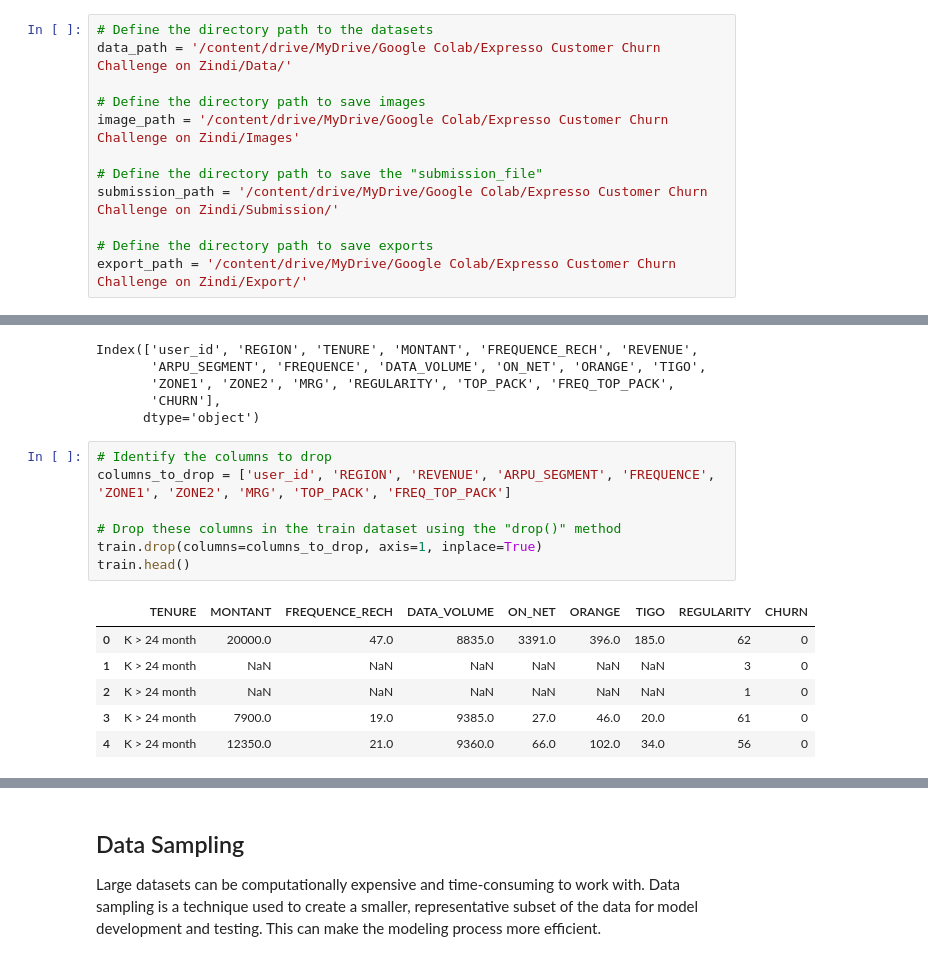
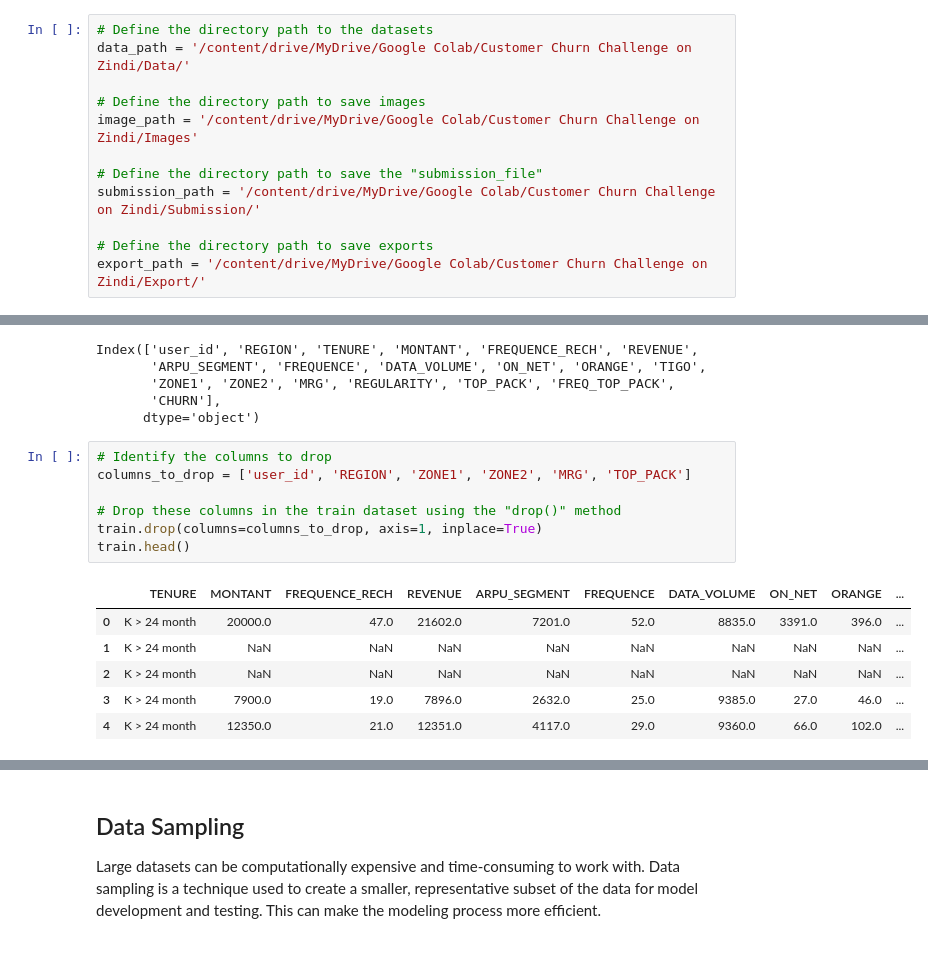
Before and after one commit to iameberedavid/Expresso-Customer-Churn-Challenge-On-Zindi, a Jupyter notebook: dev/Expresso_Customer_Churn_Challenge_Notebook.ipynb, the cells around one changed output, grey strips where cells are left out. Drawn from its saved outputs; the diff is of its cells as text.

```diff
--- a/dev/Expresso_Customer_Churn_Challenge_Notebook.ipynb
+++ b/dev/Expresso_Customer_Churn_Challenge_Notebook.ipynb
@@ -106,15 +98,15 @@ Drive already mounted at /content/drive; to attempt to forcibly remount, call dr
 # %%
 # Define the directory path to the datasets
-data_path = '/content/drive/MyDrive/Google Colab/Expresso Customer Churn Challenge on Zindi/Data/'
+data_path = '/content/drive/MyDrive/Google Colab/Customer Churn Challenge on Zindi/Data/'
 
 # Define the directory path to save images
-image_path = '/content/drive/MyDrive/Google Colab/Expresso Customer Churn Challenge on Zindi/Images'
+image_path = '/content/drive/MyDrive/Google Colab/Customer Churn Challenge on Zindi/Images'
 
 # Define the directory path to save the "submission_file"
-submission_path = '/content/drive/MyDrive/Google Colab/Expresso Customer Churn Challenge on Zindi/Submission/'
+submission_path = '/content/drive/MyDrive/Google Colab/Customer Churn Challenge on Zindi/Submission/'
 
 # Define the directory path to save exports
-export_path = '/content/drive/MyDrive/Google Colab/Expresso Customer Churn Challenge on Zindi/Export/'
+export_path = '/content/drive/MyDrive/Google Colab/Customer Churn Challenge on Zindi/Export/'
 # %%
 # Load the datasets from the drive using the data_path
 
@@ -1130,18 +1065,18 @@ Index(['user_id', 'REGION', 'TENURE', 'MONTANT', 'FREQUENCE_RECH', 'REVENUE',
       dtype='object')
 # %%
 # Identify the columns to drop
-columns_to_drop = ['user_id', 'REGION', 'REVENUE', 'ARPU_SEGMENT', 'FREQUENCE', 'ZONE1', 'ZONE2', 'MRG', 'TOP_PACK', 'FREQ_TOP_PACK']
+columns_to_drop = ['user_id', 'REGION', 'ZONE1', 'ZONE2', 'MRG', 'TOP_PACK']
 
 # Drop these columns in the train dataset using the "drop()" method
 train.drop(columns=columns_to_drop, axis=1, inplace=True)
 train.head()
 # %% [output]
-|  | TENURE | MONTANT | FREQUENCE_RECH | DATA_VOLUME | ON_NET | ORANGE | TIGO | REGULARITY | CHURN |
-| 0 | K > 24 month | 20000.0 | 47.0 | 8835.0 | 3391.0 | 396.0 | 185.0 | 62 | 0 |
-| 1 | K > 24 month | NaN | NaN | NaN | NaN | NaN | NaN | 3 | 0 |
-| 2 | K > 24 month | NaN | NaN | NaN | NaN | NaN | NaN | 1 | 0 |
-| 3 | K > 24 month | 7900.0 | 19.0 | 9385.0 | 27.0 | 46.0 | 20.0 | 61 | 0 |
-| 4 | K > 24 month | 12350.0 | 21.0 | 9360.0 | 66.0 | 102.0 | 34.0 | 56 | 0 |
+|  | TENURE | MONTANT | FREQUENCE_RECH | REVENUE | ARPU_SEGMENT | FREQUENCE | DATA_VOLUME | ON_NET | ORANGE | ... |
+| 0 | K > 24 month | 20000.0 | 47.0 | 21602.0 | 7201.0 | 52.0 | 8835.0 | 3391.0 | 396.0 | ... |
+| 1 | K > 24 month | NaN | NaN | NaN | NaN | NaN | NaN | NaN | NaN | ... |
+| 2 | K > 24 month | NaN | NaN | NaN | NaN | NaN | NaN | NaN | NaN | ... |
+| 3 | K > 24 month | 7900.0 | 19.0 | 7896.0 | 2632.0 | 25.0 | 9385.0 | 27.0 | 46.0 | ... |
+| 4 | K > 24 month | 12350.0 | 21.0 | 12351.0 | 4117.0 | 29.0 | 9360.0 | 66.0 | 102.0 | ... |
 # %%
 # Drop these columns in the test datast using the "drop()" method
 
```
Also changed, not shown: parts of 52 cells of this notebook.
